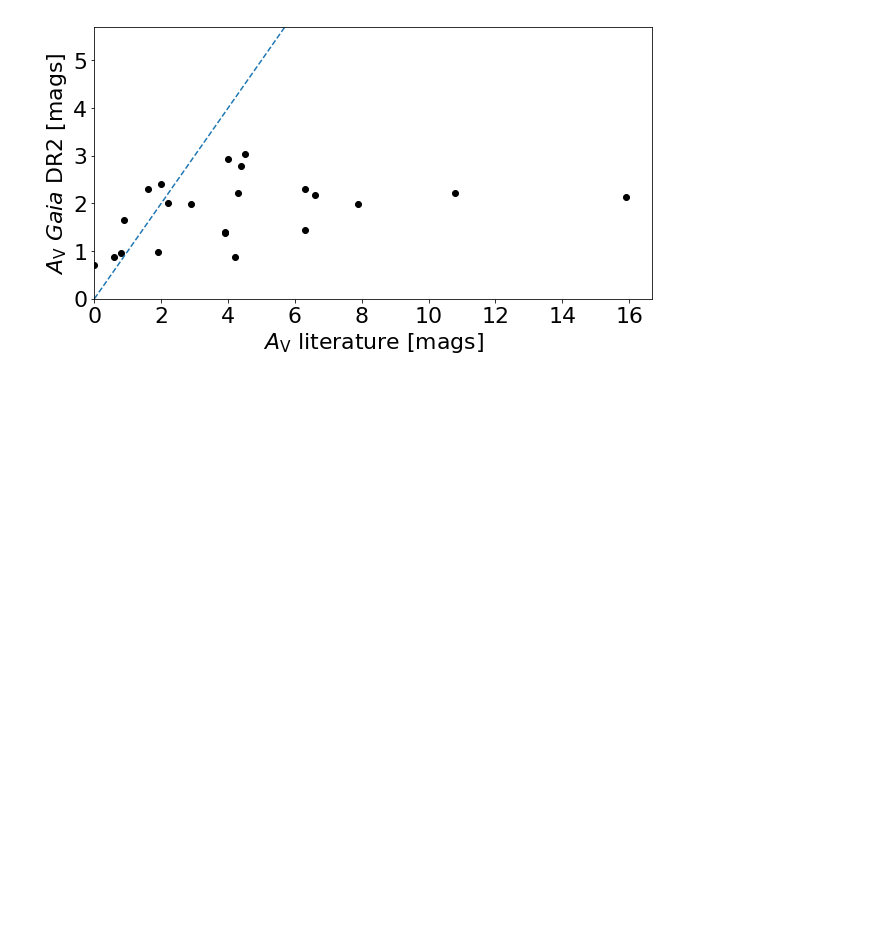
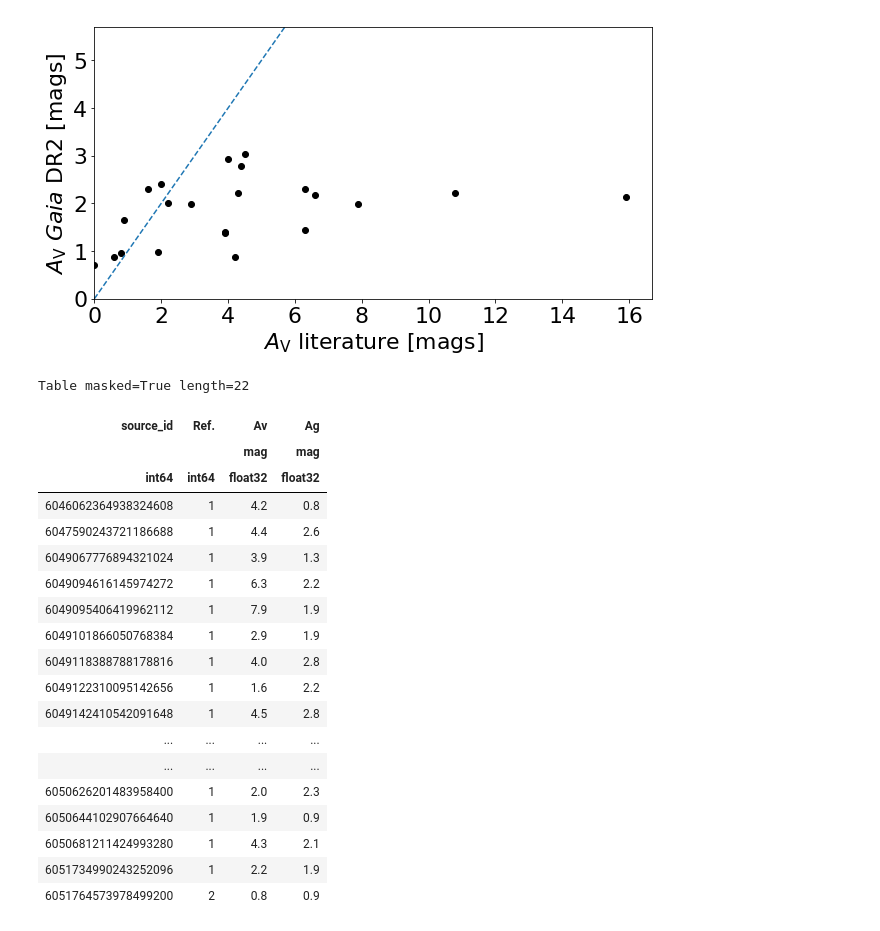
Before and after one commit to hectorcanovas/data_mining_Gaia_DR2, a Jupyter notebook: sample_comp/06_estimate_Av.ipynb, the cells around one changed output. Saved outputs shown, nothing was run; the diff lists cells and outputs as text; code cells hidden in the pictures; blank space fills up the shorter version.

Commit message:
updating sample_comp

```diff
--- a/sample_comp/06_estimate_Av.ipynb
+++ b/sample_comp/06_estimate_Av.ipynb
@@ -26,7 +26,7 @@ path_3    = path + 'sample_initial/'
 
 path_control  = path_0 + 'OPH___control_sample.vot'
 path_gaia     = path_2 + 'gaia_sample_cleaned.vot'
-path_entire   = 'entire_sample_case_0.vot'
+path_entire   = 'tab_3.vot'
 
 # Read Data ====================================
 sample_gaia    = Table.read(path_gaia,    format = 'votable')
@@ -127,6 +109,6 @@ Querying Vizier, ID:  Gaia DR2 6244269200073741312
 # %%
 # Read Table & give average values =============
-Av_from_rizzuto = Table.read('06_estimate_Av_Rizutto_2015.vot')
+Av_from_rizzuto = Table.read('2015_Rizutto.vot')
 print()
 print(f'Objects from Rizzuto 2015 in Common Sample: {len(Av_from_rizzuto)}')
 print()
@@ -214,3 +196,26 @@ plt.show()
 fig.savefig('06_estimate_Av_0.pdf', bbox_inches = 'tight', overwrite = True)
 # %% [output]
 [figure]
+# %%
+combined
+# %% [output]
+Table masked=True length=22
+| source_id | Ref. | Av | Ag |
+|  |  | mag | mag |
+| int64 | int64 | float32 | float32 |
+| 6046062364938324608 | 1 | 4.2 | 0.8 |
+| 6047590243721186688 | 1 | 4.4 | 2.6 |
+| 6049067776894321024 | 1 | 3.9 | 1.3 |
+| 6049094616145974272 | 1 | 6.3 | 2.2 |
+| 6049095406419962112 | 1 | 7.9 | 1.9 |
+| 6049101866050768384 | 1 | 2.9 | 1.9 |
+| 6049118388788178816 | 1 | 4.0 | 2.8 |
+| 6049122310095142656 | 1 | 1.6 | 2.2 |
+| 6049142410542091648 | 1 | 4.5 | 2.8 |
+| ... | ... | ... | ... |
+| ... | ... | ... | ... |
+| 6050626201483958400 | 1 | 2.0 | 2.3 |
+| 6050644102907664640 | 1 | 1.9 | 0.9 |
+| 6050681211424993280 | 1 | 4.3 | 2.1 |
+| 6051734990243252096 | 1 | 2.2 | 1.9 |
+| 6051764573978499200 | 2 | 0.8 | 0.9 |
```
Also changed, not shown: parts of 1 cell of this notebook, 35 other files.
